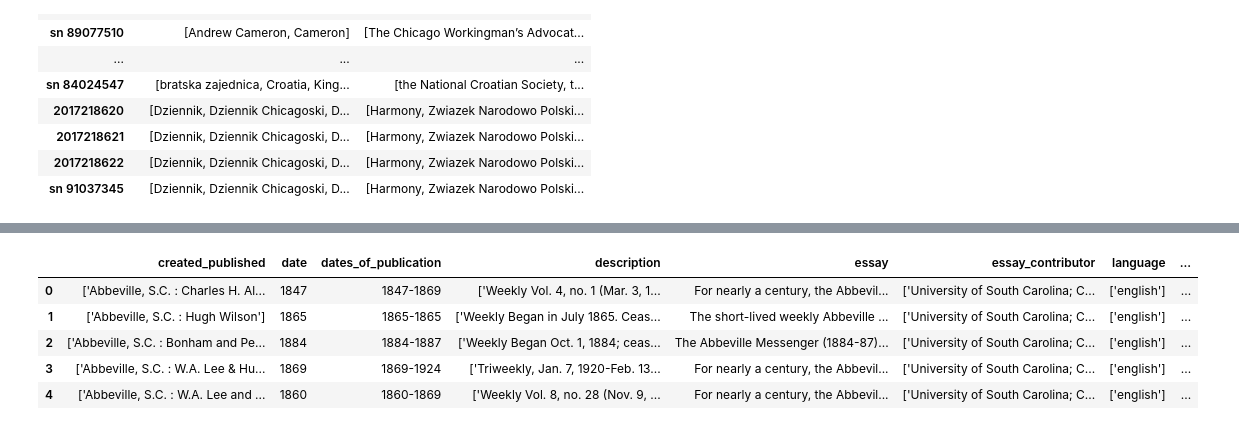
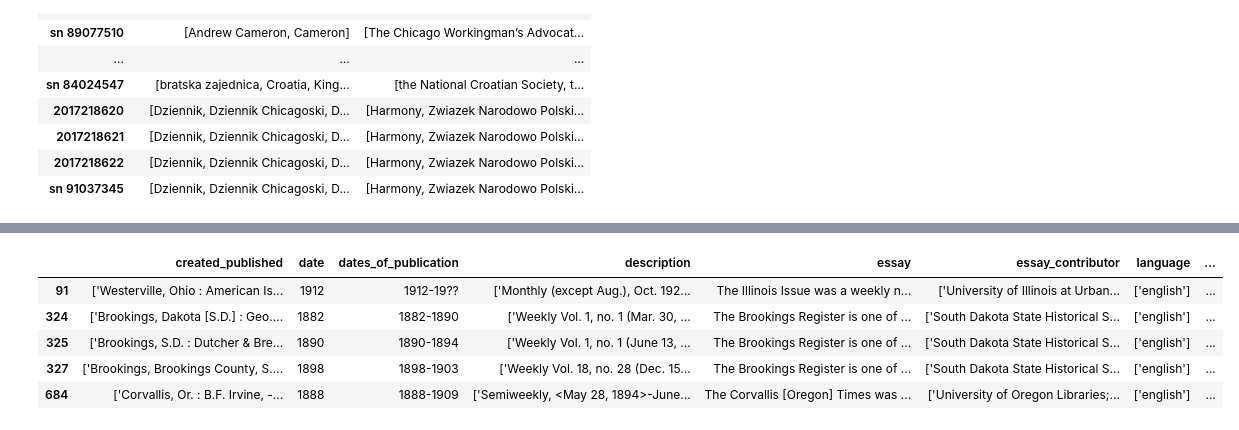
Before and after one commit to danieljohnevans/chronamdatasets, a Jupyter notebook: analysis.ipynb, the cells around one changed output, grey strips where cells are left out. Cells and saved outputs as stored; diff of their text form; code cells hidden in the pictures.

```diff
--- a/analysis.ipynb
+++ b/analysis.ipynb
@@ -252,9 +248,9 @@ AttributeError: 'list' object has no attribute 'to_frame'
 # %%
-result.head()
+df_cd.head()
 # %% [output]
 |  | created_published | date | dates_of_publication | description | essay | essay_contributor | language | ... |
-| 0 | ['Abbeville, S.C. : Charles H. Al... | 1847 | 1847-1869 | ['Weekly Vol. 4, no. 1 (Mar. 3, 1... | For nearly a century, the Abbevil... | ['University of South Carolina; C... | ['english'] | ... |
-| 1 | ['Abbeville, S.C. : Hugh Wilson'] | 1865 | 1865-1865 | ['Weekly Began in July 1865. Ceas... | The short-lived weekly Abbeville ... | ['University of South Carolina; C... | ['english'] | ... |
-| 2 | ['Abbeville, S.C. : Bonham and Pe... | 1884 | 1884-1887 | ['Weekly Began Oct. 1, 1884; ceas... | The Abbeville Messenger (1884-87)... | ['University of South Carolina; C... | ['english'] | ... |
-| 3 | ['Abbeville, S.C. : W.A. Lee & Hu... | 1869 | 1869-1924 | ['Triweekly, Jan. 7, 1920-Feb. 13... | For nearly a century, the Abbevil... | ['University of South Carolina; C... | ['english'] | ... |
-| 4 | ['Abbeville, S.C. : W.A. Lee and ... | 1860 | 1860-1869 | ['Weekly Vol. 8, no. 28 (Nov. 9, ... | For nearly a century, the Abbevil... | ['University of South Carolina; C... | ['english'] | ... |
+| 91 | ['Westerville, Ohio : American Is... | 1912 | 1912-19?? | ['Monthly (except Aug.), Oct. 192... | The Illinois Issue was a weekly n... | ['University of Illinois at Urban... | ['english'] | ... |
+| 324 | ['Brookings, Dakota [S.D.] : Geo.... | 1882 | 1882-1890 | ['Weekly Vol. 1, no. 1 (Mar. 30, ... | The Brookings Register is one of ... | ['South Dakota State Historical S... | ['english'] | ... |
+| 325 | ['Brookings, S.D. : Dutcher & Bre... | 1890 | 1890-1894 | ['Weekly Vol. 1, no. 1 (June 13, ... | The Brookings Register is one of ... | ['South Dakota State Historical S... | ['english'] | ... |
+| 327 | ['Brookings, Brookings County, S.... | 1898 | 1898-1903 | ['Weekly Vol. 18, no. 28 (Dec. 15... | The Brookings Register is one of ... | ['South Dakota State Historical S... | ['english'] | ... |
+| 684 | ['Corvallis, Or. : B.F. Irvine, -... | 1888 | 1888-1909 | ['Semiweekly, <May 28, 1894>-June... | The Corvallis [Oregon] Times was ... | ['University of Oregon Libraries;... | ['english'] | ... |
```
Also changed, not shown: parts of 9 cells of this notebook.
